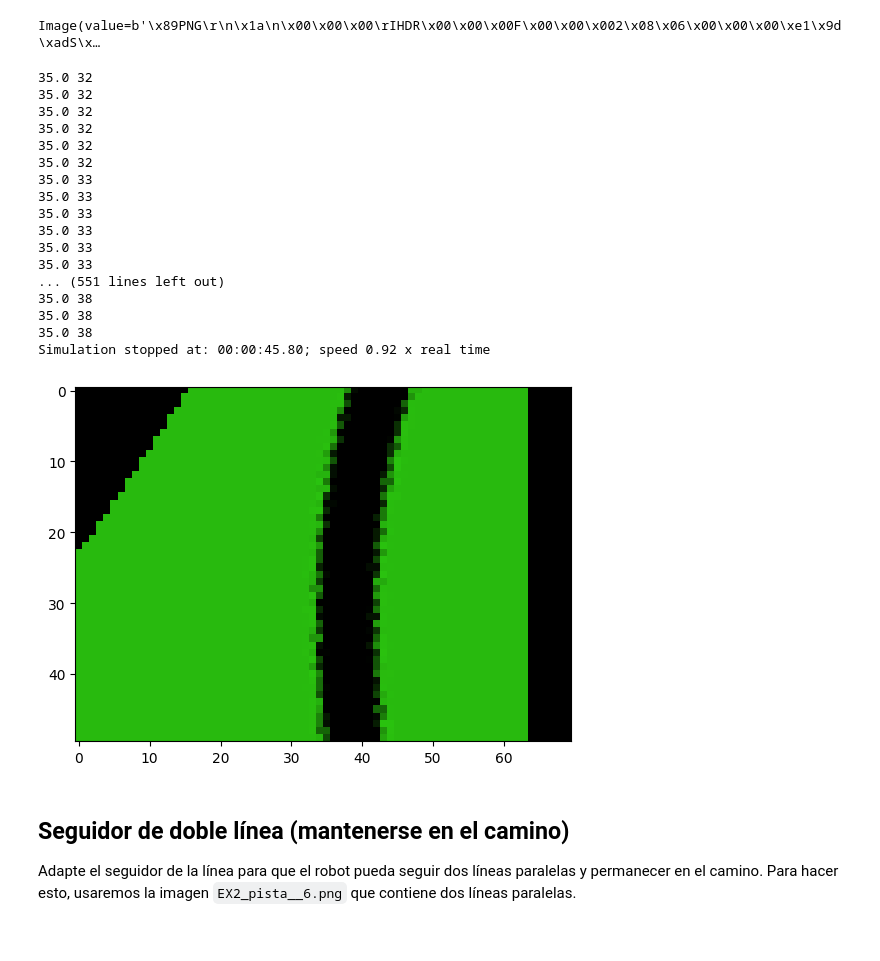
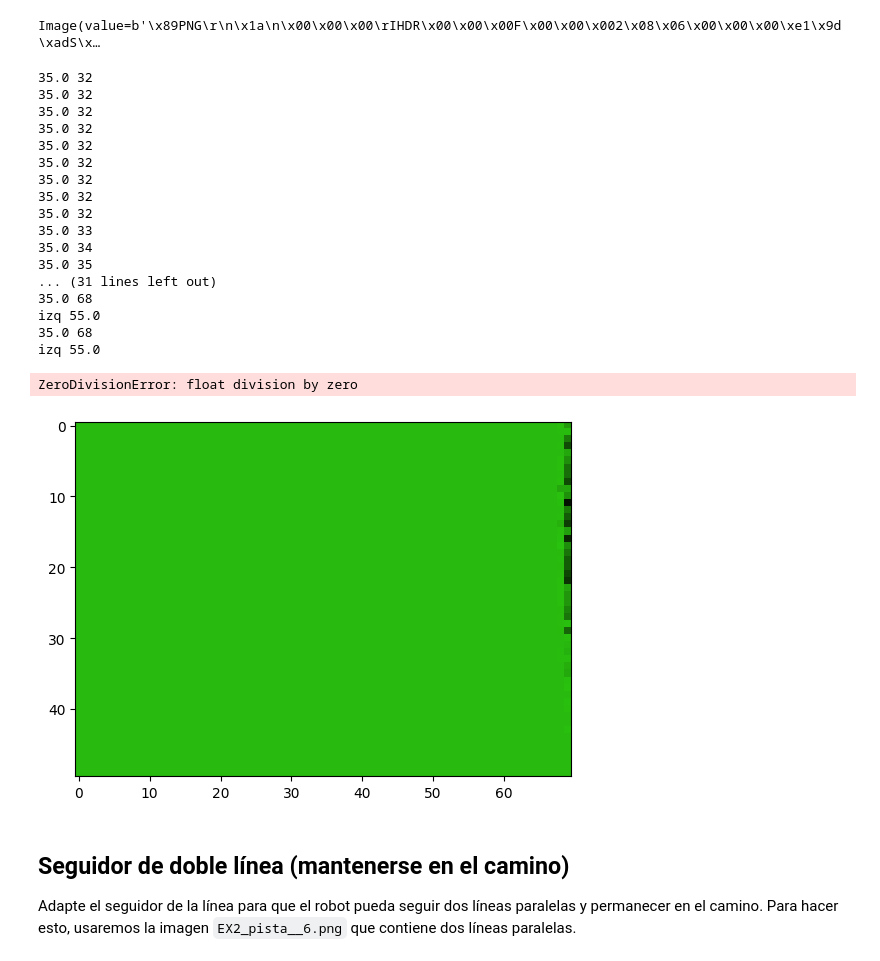
Before and after one commit to yuu067/MIA-IABD-2425, a Jupyter notebook: UD04/notebooks/EX2.-navegant_camera_ES.ipynb, the cells around one changed output. Drawn from its saved outputs; the diff is of its cells as text; code cells hidden in the pictures.

```diff
--- a/UD04/notebooks/EX2.-navegant_camera_ES.ipynb
+++ b/UD04/notebooks/EX2.-navegant_camera_ES.ipynb
@@ -40,7 +40,7 @@ Crearemos el mundo de Robot y Robot. Necesitaremos la imagen del mapa para este
 
 El robot tendrá una cámara que capturará imágenes del suelo y las procesará para detectar la línea. Será de tipo `GroundCamera` y la añadiremos al robot.
 # %%
-nom_imatge = "EX2_pista_3.png"
+nom_imatge = "EX2_pista_4.png"
 
 # Cargamos la imagen en una variable
 
@@ -54,7 +54,7 @@ plt.imshow(cv2.cvtColor(img, cv2.COLOR_BGR2RGB))
 # %%
 world = bots.World(230, 180, boundary_wall_color="yellow", ground_image_filename=nom_imatge)
 
-robot = bots.Scribbler(x=15, y=90, a=90)
+robot = bots.Scribbler(x=25, y=90, a=90)
 robot.add_device(bots.GroundCamera(width=70, height=50))
 
 world.add_robot(robot)
@@ -83,57 +83,60 @@ def process_image(im):
     im_th_copy = im_th.copy()
     contours, _ = cv2.findContours(im_th_copy, 1, cv2.CHAIN_APPROX_NONE)
     dir = 0
-    vel = 0.4
+    vel = 1
     if len(contours) > 0:
         max_contour = max(contours, key = cv2.contourArea)
         center = cv2.moments(max_contour)
         cx = int(center['m10']/center['m00'])
         cy = int(center['m01']/center['m00'])
         dir = 0
-        offset = 3
+        offset = 20
         center = im_th.shape[1]/2
 
         print(center,cx)
         if cx < center-offset:
-            dir = 0.12
+            dir = 0.25
             print("dch",center-offset)
         elif cx > center+offset:
-            dir = -0.12
+            dir = -0.25
             print("izq",center+offset)
+        else:
+            vel = 1
 
     return vel,dir
 
 
 def controlador_cam(robot):
     cam = robot['ground-camera']
     cam.get_image().save("cam.png")
     im = cv2.imread("cam.png")
     vel,dir=process_image(im)
     robot.move(vel,dir)
 
 
 controlador_cam(robot)
 world.reset()
 world.seconds(60, [controlador_cam], real_time=True)
 # %% [output]
+35.0 32
+35.0 32
+35.0 32
 35.0 32
 35.0 32
 35.0 32
 35.0 32
 35.0 32
 35.0 32
 35.0 33
-35.0 33
-35.0 33
-35.0 33
-35.0 33
-35.0 33
-... (551 lines left out)
-35.0 38
-35.0 38
-35.0 38
-Simulation stopped at: 00:00:45.80; speed 0.92 x real time
+35.0 34
+35.0 35
+... (31 lines left out)
+35.0 68
+izq 55.0
+35.0 68
+izq 55.0
+ZeroDivisionError: float division by zero
-[figure, old version]
+[figure, new version]
 # %% [markdown]
 ## Seguidor de doble línea (mantenerse en el camino)
 
```
Also changed, not shown: parts of 2 cells of this notebook.
